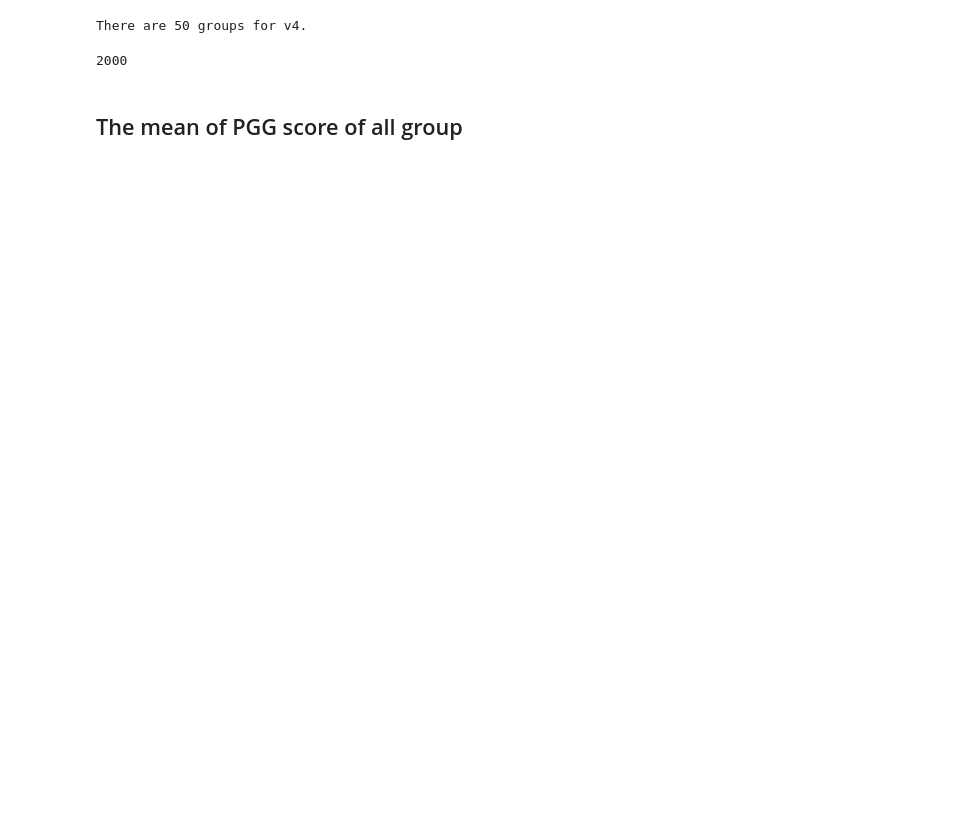
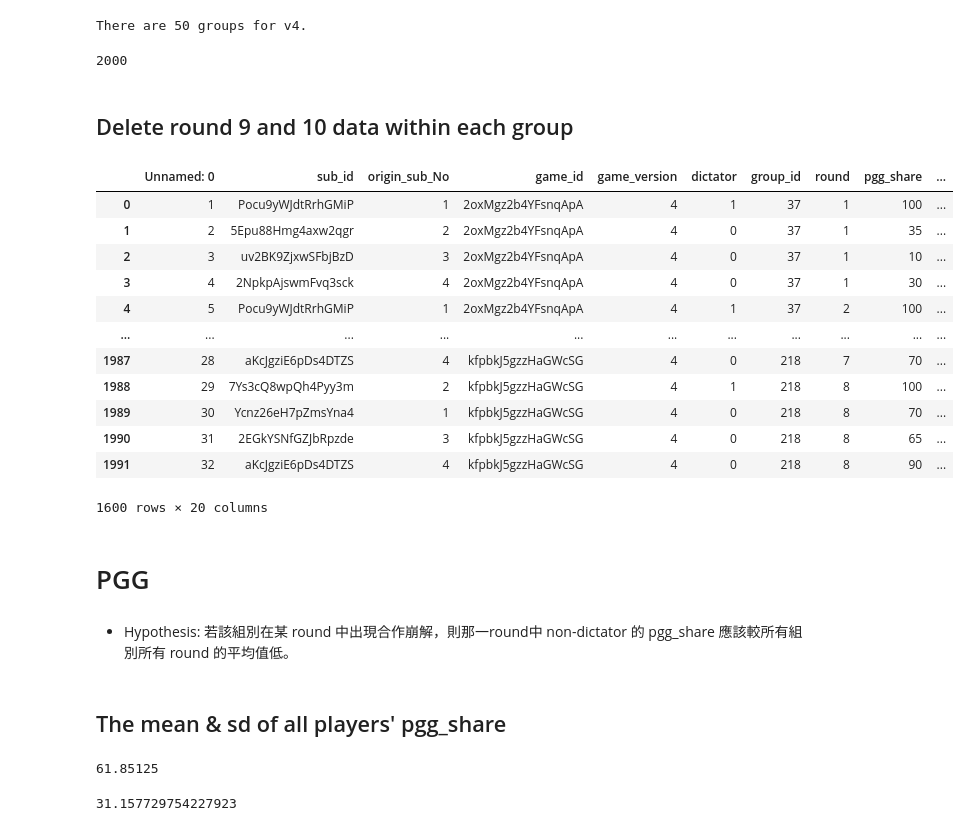
Before and after one commit to only18days/face_meteor_analysis, a Jupyter notebook: face_meteor_pilot_analysis_Chloe_v4.ipynb, the cells around one changed output. Saved outputs shown, nothing was run; the diff lists cells and outputs as text; code cells hidden in the pictures; blank space fills up the shorter version.

```diff
--- a/face_meteor_pilot_analysis_Chloe_v4.ipynb
+++ b/face_meteor_pilot_analysis_Chloe_v4.ipynb
@@ -57,5 +39,41 @@ for i in range(0,len(datalist)):
 len(datall)
 # %% [output]
 2000
+# %% [markdown]
+## Delete round 9 and 10 data within each group
+# %%
+type(datall)
+mask1 = datall['round'] != 9
+mask2 = datall['round'] != 10
+df = datall[mask1 & mask2]
+df
+# %% [output]
+|  | Unnamed: 0 | sub_id | origin_sub_No | game_id | game_version | dictator | group_id | round | pgg_share | ... |
+| 0 | 1 | Pocu9yWJdtRrhGMiP | 1 | 2oxMgz2b4YFsnqApA | 4 | 1 | 37 | 1 | 100 | ... |
+| 1 | 2 | 5Epu88Hmg4axw2qgr | 2 | 2oxMgz2b4YFsnqApA | 4 | 0 | 37 | 1 | 35 | ... |
+| 2 | 3 | uv2BK9ZjxwSFbjBzD | 3 | 2oxMgz2b4YFsnqApA | 4 | 0 | 37 | 1 | 10 | ... |
+| 3 | 4 | 2NpkpAjswmFvq3sck | 4 | 2oxMgz2b4YFsnqApA | 4 | 0 | 37 | 1 | 30 | ... |
+| 4 | 5 | Pocu9yWJdtRrhGMiP | 1 | 2oxMgz2b4YFsnqApA | 4 | 1 | 37 | 2 | 100 | ... |
+| ... | ... | ... | ... | ... | ... | ... | ... | ... | ... | ... |
+| 1987 | 28 | aKcJgziE6pDs4DTZS | 4 | kfpbkJ5gzzHaGWcSG | 4 | 0 | 218 | 7 | 70 | ... |
+| 1988 | 29 | 7Ys3cQ8wpQh4Pyy3m | 2 | kfpbkJ5gzzHaGWcSG | 4 | 1 | 218 | 8 | 100 | ... |
+| 1989 | 30 | Ycnz26eH7pZmsYna4 | 1 | kfpbkJ5gzzHaGWcSG | 4 | 0 | 218 | 8 | 70 | ... |
+| 1990 | 31 | 2EGkYSNfGZJbRpzde | 3 | kfpbkJ5gzzHaGWcSG | 4 | 0 | 218 | 8 | 65 | ... |
+| 1991 | 32 | aKcJgziE6pDs4DTZS | 4 | kfpbkJ5gzzHaGWcSG | 4 | 0 | 218 | 8 | 90 | ... |
+1600 rows × 20 columns
+# %% [markdown]
+# PGG
+# %% [markdown]
+* Hypothesis: 若該組別在某 round 中出現合作崩解，則那一round中 non-dictator 的 pgg_share 應該較所有組別所有 round 的平均值低。
 # %% [markdown]
-## The mean of PGG score of all group
+## The mean & sd of all players' pgg_share
+# %%
+mean_pgg = np.mean(df['pgg_share'])
+mean_pgg
+# %% [output]
+61.85125
+# %%
+sd_pgg = np.std(df['pgg_share'])
+sd_pgg
+# %% [output]
+31.157729754227923
```
Also changed, not shown: parts of 29 cells of this notebook.
